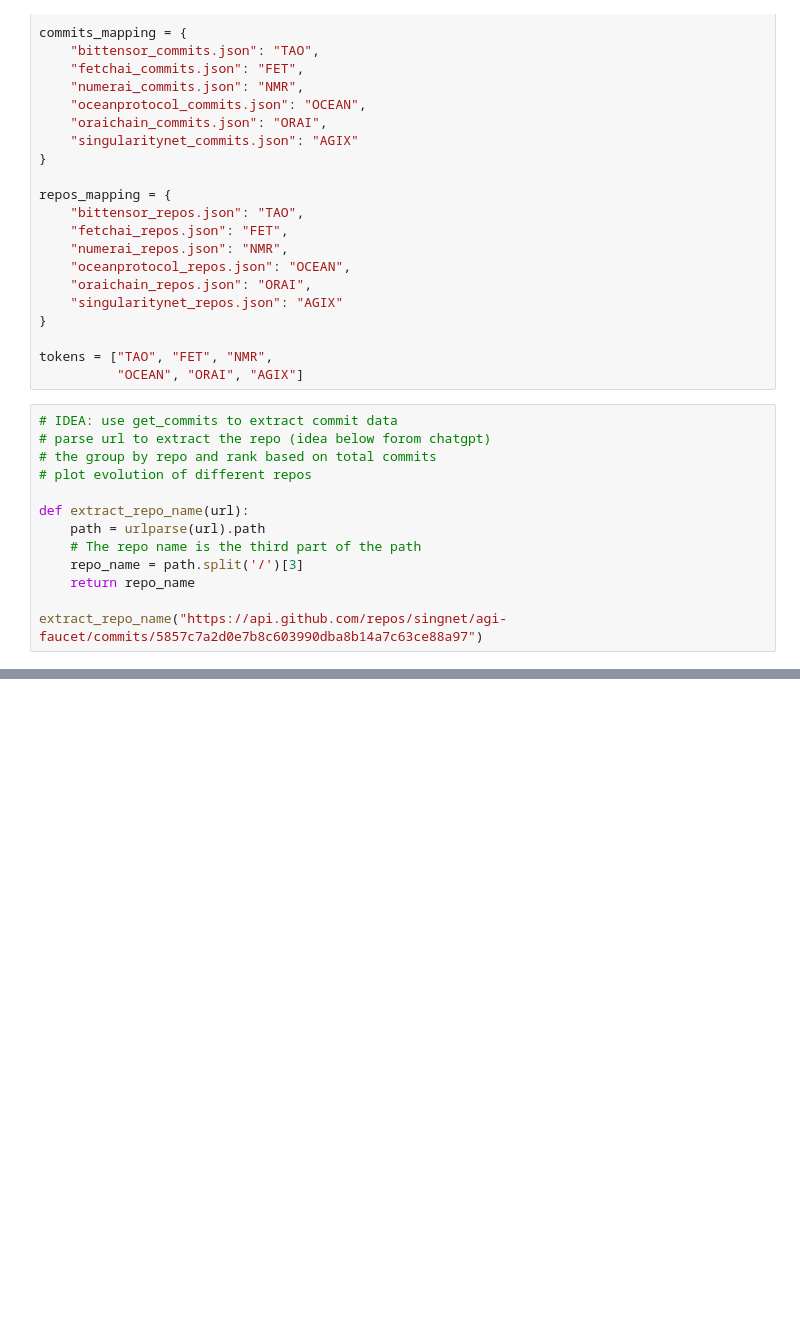
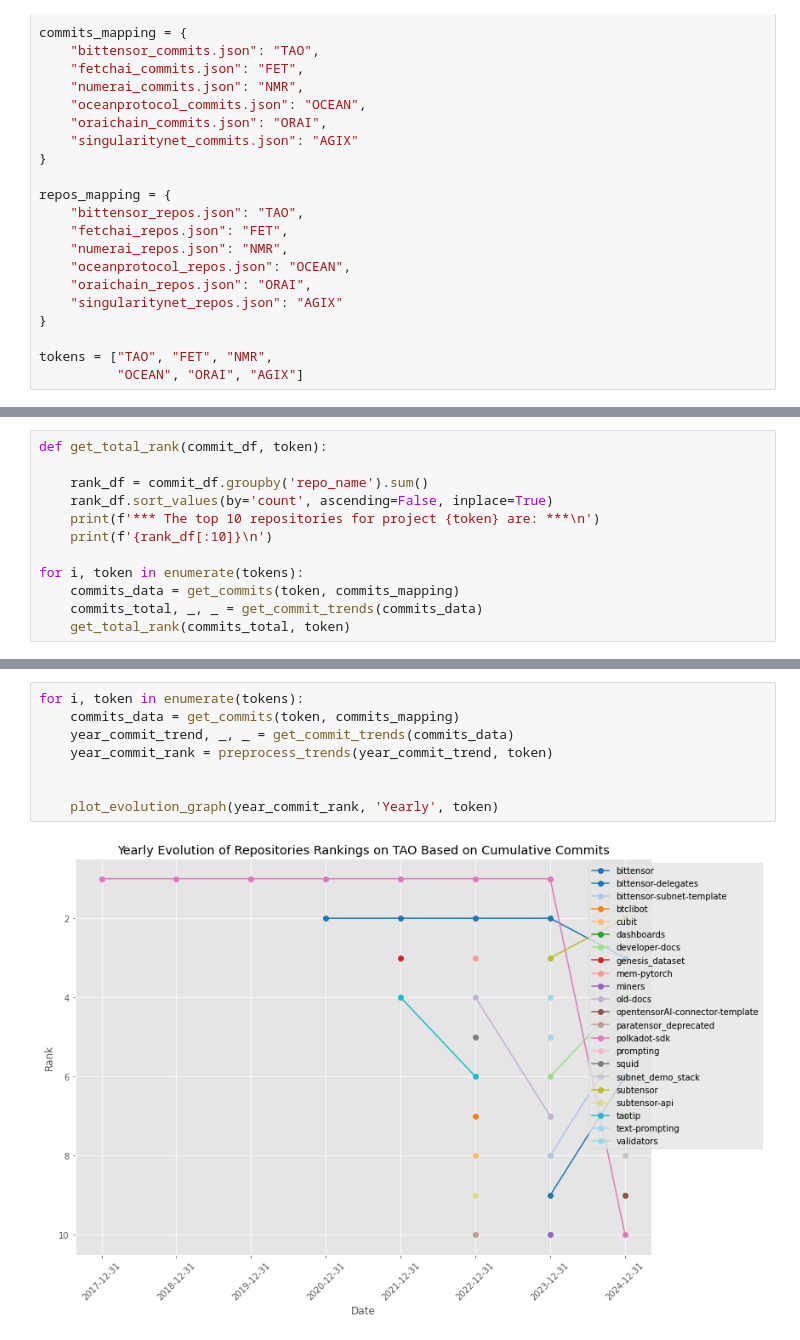
Before and after one commit to MarcLlopart/Github-Developer-Dynamics, a Jupyter notebook: 4_repo_activity_rank.ipynb, the cells around one changed output, grey strips where cells are left out. Drawn from its saved outputs; the diff is of its cells as text; blank space fills up the shorter version.

```diff
--- a/4_repo_activity_rank.ipynb
+++ b/4_repo_activity_rank.ipynb
@@ -35,16 +36,3 @@ repos_mapping = {
 
 tokens = ["TAO", "FET", "NMR",
           "OCEAN", "ORAI", "AGIX"]
-# %%
-# IDEA: use get_commits to extract commit data
-# parse url to extract the repo (idea below forom chatgpt)
-# the group by repo and rank based on total commits
-# plot evolution of different repos
-
-def extract_repo_name(url):
-    path = urlparse(url).path
-    # The repo name is the third part of the path
-    repo_name = path.split('/')[3]
-    return repo_name
-
-extract_repo_name("https://api.github.com/repos/singnet/agi-faucet/commits/5857c7a2d0e7b8c603990dba8b14a7c63ce88a97")
@@ -52,0 +148,12 @@ extract_repo_name("https://api.github.com/repos/singnet/agi-faucet/commits/5857c
+# %%
+def get_total_rank(commit_df, token):
+
+    rank_df = commit_df.groupby('repo_name').sum()
+    rank_df.sort_values(by='count', ascending=False, inplace=True)
+    print(f'*** The top 10 repositories for project {token} are: ***\n')
+    print(f'{rank_df[:10]}\n')
+
+for i, token in enumerate(tokens):
+    commits_data = get_commits(token, commits_mapping)
+    commits_total, _, _ = get_commit_trends(commits_data)
+    get_total_rank(commits_total, token)
@@ -52,0 +178,10 @@ extract_repo_name("https://api.github.com/repos/singnet/agi-faucet/commits/5857c
+# %%
+for i, token in enumerate(tokens):
+    commits_data = get_commits(token, commits_mapping)
+    year_commit_trend, _, _ = get_commit_trends(commits_data)
+    year_commit_rank = preprocess_trends(year_commit_trend, token)
+
+
+    plot_evolution_graph(year_commit_rank, 'Yearly', token)
+# %% [output]
+[figure, added]
```
Also changed, not shown: parts of 6 cells of this notebook, 1 other file.
